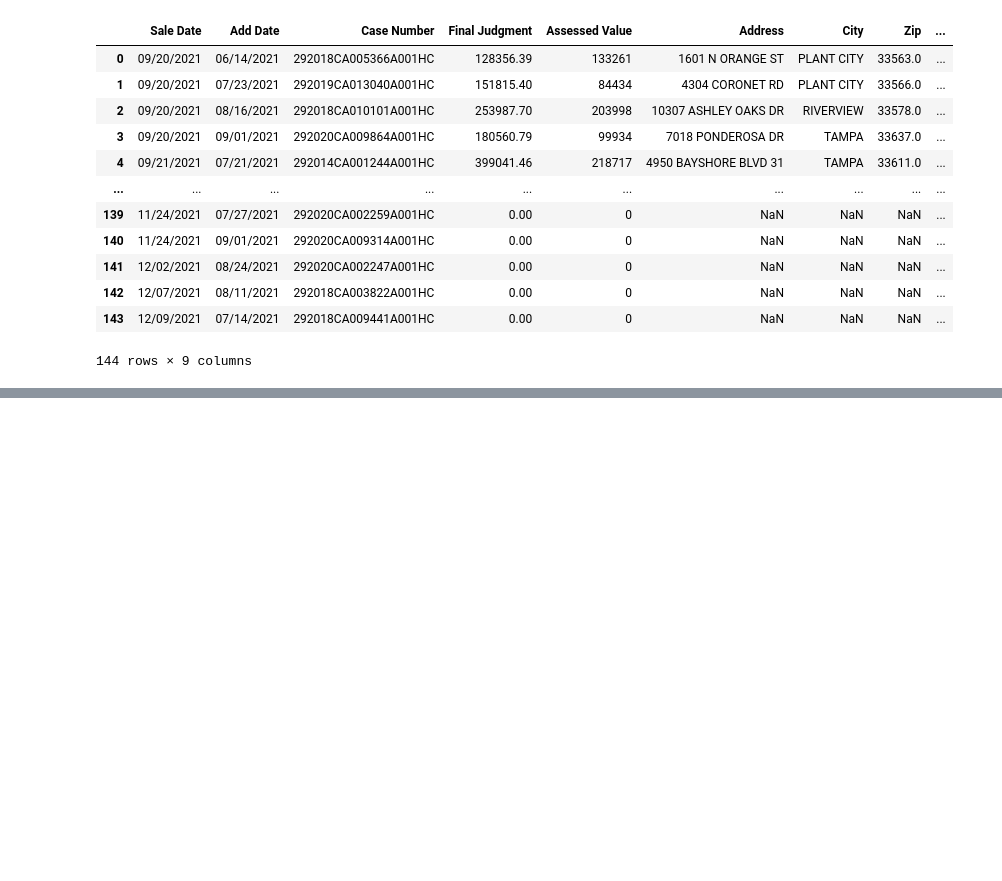
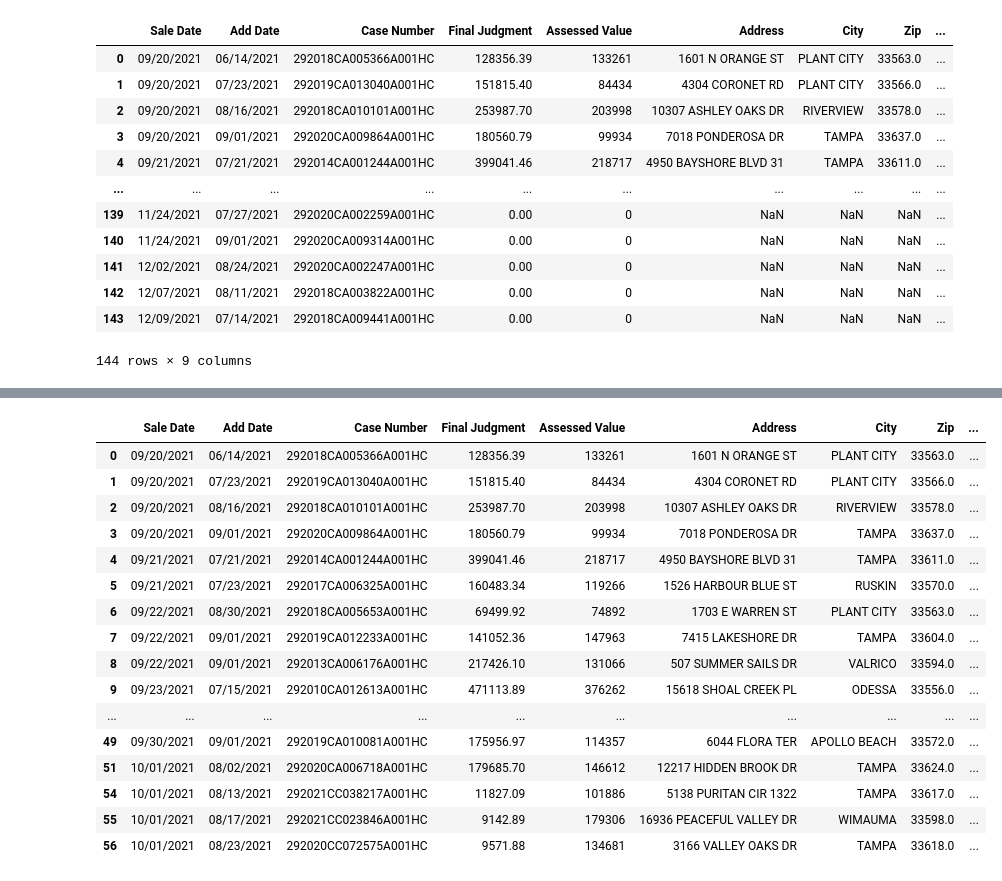
Before and after one commit to latenightbj/hillfork, a Jupyter notebook: Hillsborough Forclosure.ipynb, the cells around one changed output, grey strips where cells are left out. Cells and saved outputs as stored; diff of their text form; code cells hidden in the pictures; blank space fills up the shorter version.

Commit message:
- installed geopy and geopandas - updated req.txt - cleaned up addresses for geocoding

```diff
--- a/Hillsborough Forclosure.ipynb
+++ b/Hillsborough Forclosure.ipynb
@@ -44,3 +44,5 @@ df
 | 142 | 12/07/2021 | 08/11/2021 | 292018CA003822A001HC | 0.00 | 0 | NaN | NaN | NaN | ... |
 | 143 | 12/09/2021 | 07/14/2021 | 292018CA009441A001HC | 0.00 | 0 | NaN | NaN | NaN | ... |
 144 rows × 9 columns
+# %%
+df = df.dropna(subset=['City'])
@@ -46,0 +62,20 @@ df
+# %%
+df
+# %% [output]
+|  | Sale Date | Add Date | Case Number | Final Judgment | Assessed Value | Address | City | Zip | ... |
+| 0 | 09/20/2021 | 06/14/2021 | 292018CA005366A001HC | 128356.39 | 133261 | 1601 N ORANGE ST | PLANT CITY | 33563.0 | ... |
+| 1 | 09/20/2021 | 07/23/2021 | 292019CA013040A001HC | 151815.40 | 84434 | 4304 CORONET RD | PLANT CITY | 33566.0 | ... |
+| 2 | 09/20/2021 | 08/16/2021 | 292018CA010101A001HC | 253987.70 | 203998 | 10307 ASHLEY OAKS DR | RIVERVIEW | 33578.0 | ... |
+| 3 | 09/20/2021 | 09/01/2021 | 292020CA009864A001HC | 180560.79 | 99934 | 7018 PONDEROSA DR | TAMPA | 33637.0 | ... |
+| 4 | 09/21/2021 | 07/21/2021 | 292014CA001244A001HC | 399041.46 | 218717 | 4950 BAYSHORE BLVD 31 | TAMPA | 33611.0 | ... |
+| 5 | 09/21/2021 | 07/23/2021 | 292017CA006325A001HC | 160483.34 | 119266 | 1526 HARBOUR BLUE ST | RUSKIN | 33570.0 | ... |
+| 6 | 09/22/2021 | 08/30/2021 | 292018CA005653A001HC | 69499.92 | 74892 | 1703 E WARREN ST | PLANT CITY | 33563.0 | ... |
+| 7 | 09/22/2021 | 09/01/2021 | 292019CA012233A001HC | 141052.36 | 147963 | 7415 LAKESHORE DR | TAMPA | 33604.0 | ... |
+| 8 | 09/22/2021 | 09/01/2021 | 292013CA006176A001HC | 217426.10 | 131066 | 507 SUMMER SAILS DR | VALRICO | 33594.0 | ... |
+| 9 | 09/23/2021 | 07/15/2021 | 292010CA012613A001HC | 471113.89 | 376262 | 15618 SHOAL CREEK PL | ODESSA | 33556.0 | ... |
+| ... | ... | ... | ... | ... | ... | ... | ... | ... | ... |
+| 49 | 09/30/2021 | 09/01/2021 | 292019CA010081A001HC | 175956.97 | 114357 | 6044 FLORA TER | APOLLO BEACH | 33572.0 | ... |
+| 51 | 10/01/2021 | 08/02/2021 | 292020CA006718A001HC | 179685.70 | 146612 | 12217 HIDDEN BROOK DR | TAMPA | 33624.0 | ... |
+| 54 | 10/01/2021 | 08/13/2021 | 292021CC038217A001HC | 11827.09 | 101886 | 5138 PURITAN CIR 1322 | TAMPA | 33617.0 | ... |
+| 55 | 10/01/2021 | 08/17/2021 | 292021CC023846A001HC | 9142.89 | 179306 | 16936 PEACEFUL VALLEY DR | WIMAUMA | 33598.0 | ... |
+| 56 | 10/01/2021 | 08/23/2021 | 292020CC072575A001HC | 9571.88 | 134681 | 3166 VALLEY OAKS DR | TAMPA | 33618.0 | ... |
```
Also changed, not shown: parts of 5 cells of this notebook.
